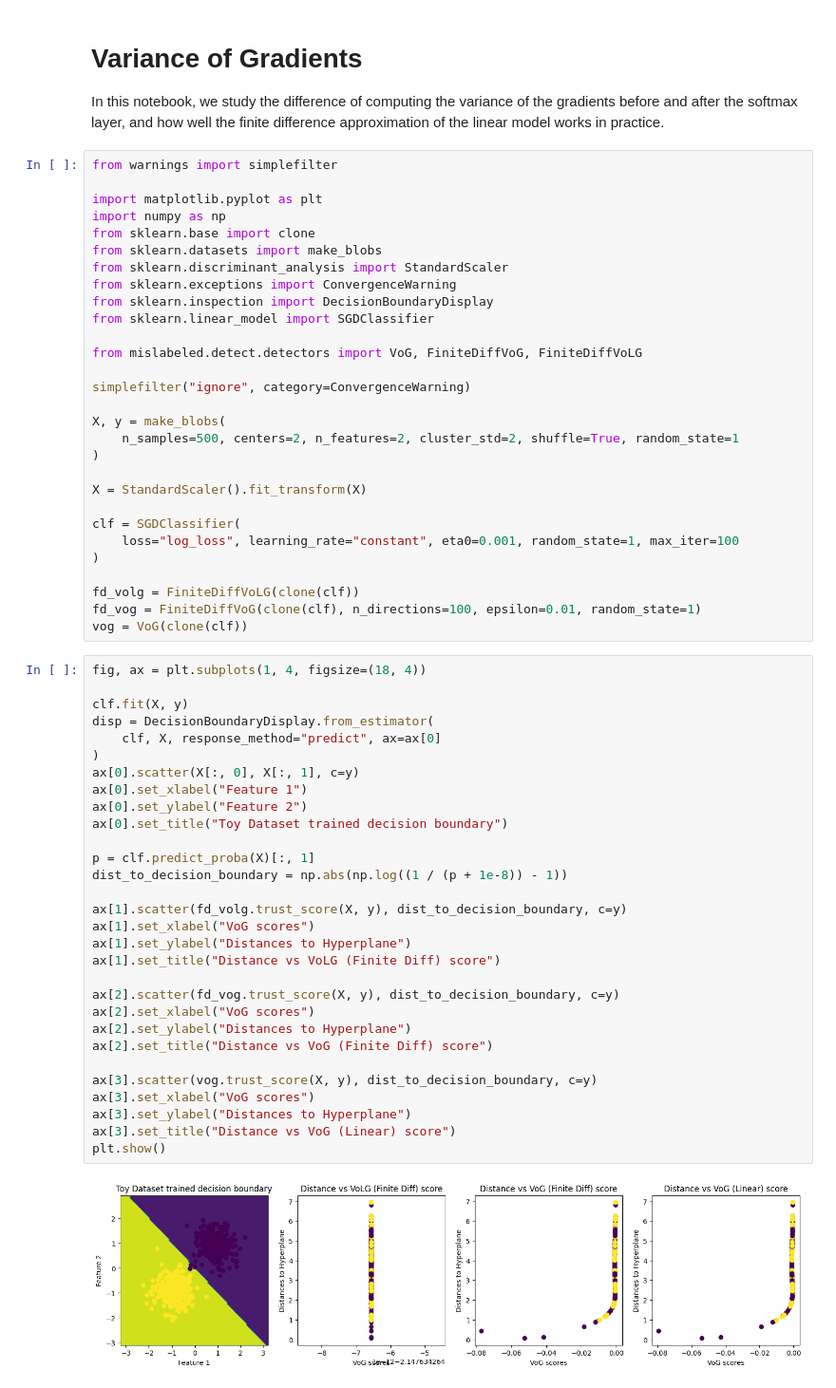
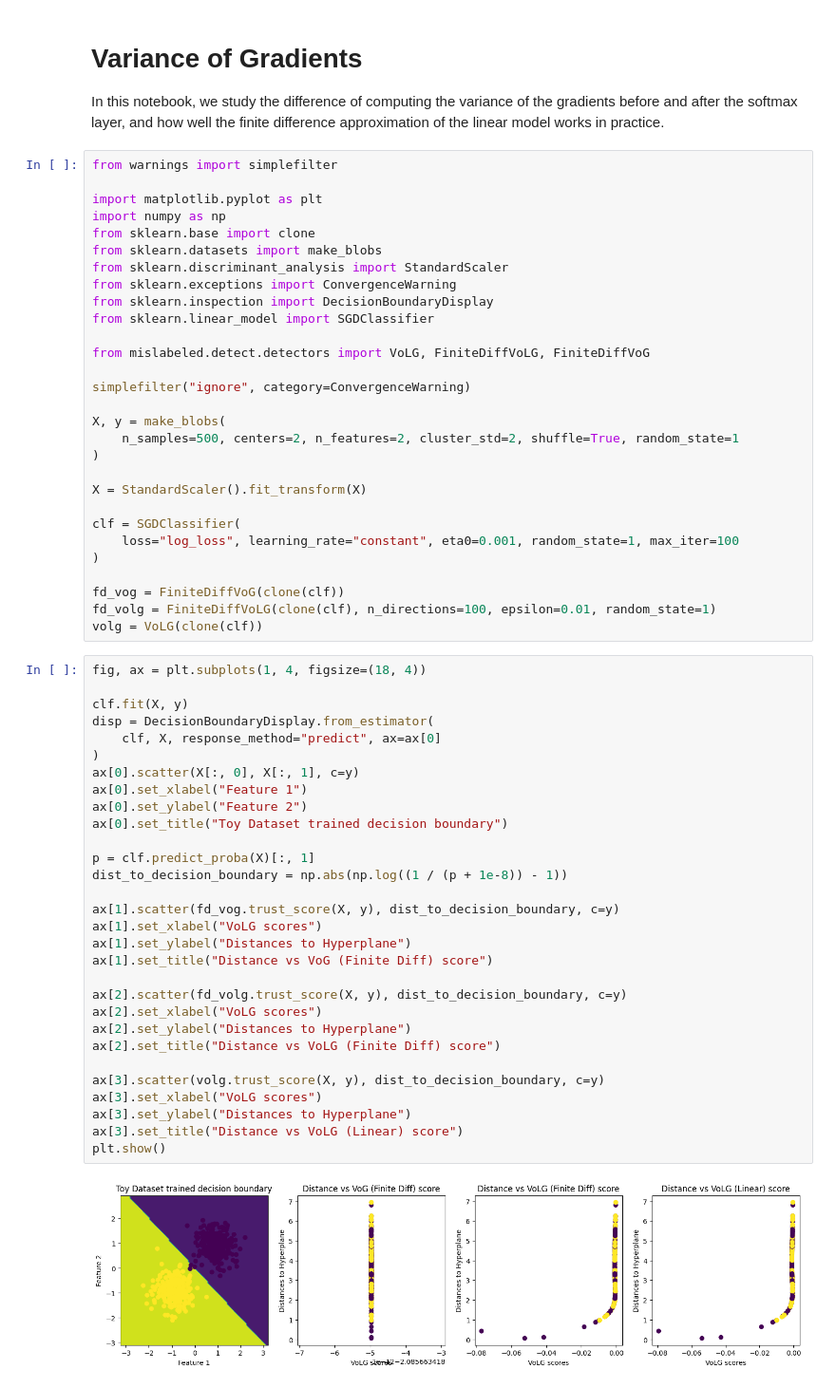
Before and after one commit to Orange-OpenSource/mislabeled, a Jupyter notebook: examples/plot_vog.ipynb, the cells around one changed output. Shown at 95% size. Saved outputs shown, nothing was run; the diff lists cells and outputs as text.

```diff
--- a/examples/plot_vog.ipynb
+++ b/examples/plot_vog.ipynb
@@ -16,7 +16,7 @@ from sklearn.exceptions import ConvergenceWarning
 from sklearn.inspection import DecisionBoundaryDisplay
 from sklearn.linear_model import SGDClassifier
 
-from mislabeled.detect.detectors import VoG, FiniteDiffVoG, FiniteDiffVoLG
+from mislabeled.detect.detectors import VoLG, FiniteDiffVoLG, FiniteDiffVoG
 
 simplefilter("ignore", category=ConvergenceWarning)
 
@@ -30,38 +30,38 @@ clf = SGDClassifier(
     loss="log_loss", learning_rate="constant", eta0=0.001, random_state=1, max_iter=100
 )
 
-fd_volg = FiniteDiffVoLG(clone(clf))
-fd_vog = FiniteDiffVoG(clone(clf), n_directions=100, epsilon=0.01, random_state=1)
-vog = VoG(clone(clf))
+fd_vog = FiniteDiffVoG(clone(clf))
+fd_volg = FiniteDiffVoLG(clone(clf), n_directions=100, epsilon=0.01, random_state=1)
+volg = VoLG(clone(clf))
 # %%
 fig, ax = plt.subplots(1, 4, figsize=(18, 4))
 
 clf.fit(X, y)
 disp = DecisionBoundaryDisplay.from_estimator(
     clf, X, response_method="predict", ax=ax[0]
 )
 ax[0].scatter(X[:, 0], X[:, 1], c=y)
 ax[0].set_xlabel("Feature 1")
 ax[0].set_ylabel("Feature 2")
 ax[0].set_title("Toy Dataset trained decision boundary")
 
 p = clf.predict_proba(X)[:, 1]
 dist_to_decision_boundary = np.abs(np.log((1 / (p + 1e-8)) - 1))
 
-ax[1].scatter(fd_volg.trust_score(X, y), dist_to_decision_boundary, c=y)
-ax[1].set_xlabel("VoG scores")
+ax[1].scatter(fd_vog.trust_score(X, y), dist_to_decision_boundary, c=y)
+ax[1].set_xlabel("VoLG scores")
 ax[1].set_ylabel("Distances to Hyperplane")
-ax[1].set_title("Distance vs VoLG (Finite Diff) score")
+ax[1].set_title("Distance vs VoG (Finite Diff) score")
 
-ax[2].scatter(fd_vog.trust_score(X, y), dist_to_decision_boundary, c=y)
-ax[2].set_xlabel("VoG scores")
+ax[2].scatter(fd_volg.trust_score(X, y), dist_to_decision_boundary, c=y)
+ax[2].set_xlabel("VoLG scores")
 ax[2].set_ylabel("Distances to Hyperplane")
-ax[2].set_title("Distance vs VoG (Finite Diff) score")
+ax[2].set_title("Distance vs VoLG (Finite Diff) score")
 
-ax[3].scatter(vog.trust_score(X, y), dist_to_decision_boundary, c=y)
-ax[3].set_xlabel("VoG scores")
+ax[3].scatter(volg.trust_score(X, y), dist_to_decision_boundary, c=y)
+ax[3].set_xlabel("VoLG scores")
 ax[3].set_ylabel("Distances to Hyperplane")
-ax[3].set_title("Distance vs VoG (Linear) score")
+ax[3].set_title("Distance vs VoLG (Linear) score")
 plt.show()
 # %% [output]
-[figure, old version]
+[figure, new version]
```
Also changed, not shown: 6 other files.
